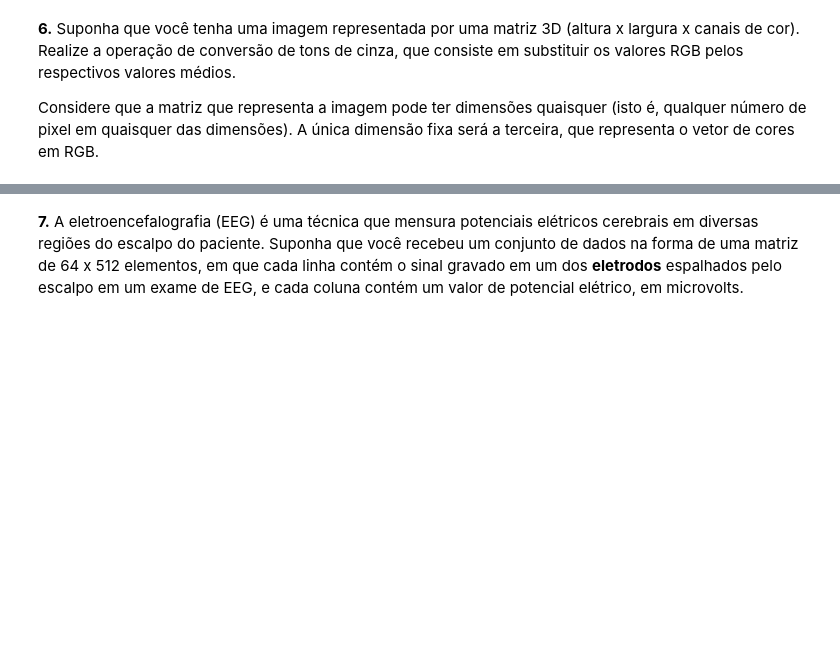
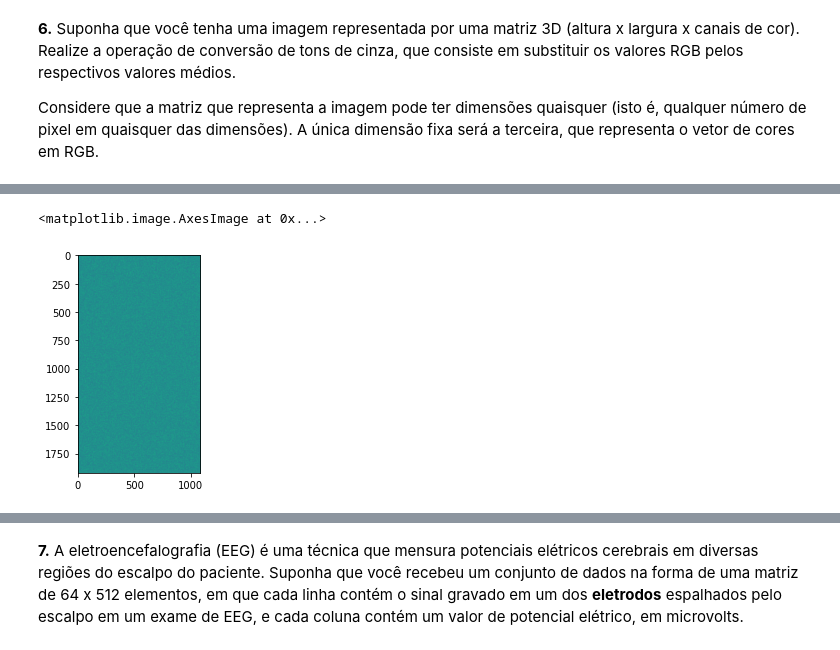
Before and after one commit to iago-mansur/vemsertech_tecnicas_de_programacao_i-_py, a Jupyter notebook: [Aulas 02 e 03] Numpy (Parte II).ipynb, the cells around one changed output, grey strips where cells are left out. Saved outputs shown, nothing was run; the diff lists cells and outputs as text; code cells hidden in the pictures; blank space fills up the shorter version.

```diff
--- a/[Aulas 02 e 03] Numpy (Parte II).ipynb
+++ b/[Aulas 02 e 03] Numpy (Parte II).ipynb
@@ -600,0 +777,3 @@ Considere que a matriz que representa a imagem pode ter dimensões quaisquer (is
+# %%
+def converte_tons_de_cinza(matriz_da_imagem):
+    return matriz_da_imagem.mean(axis=2)
@@ -600,0 +810,6 @@ Considere que a matriz que representa a imagem pode ter dimensões quaisquer (is
+# %%
+array = np.random.randint(0, 257, (X, Y, 3))
+plt.imshow(converte_tons_de_cinza(array))
+# %% [output]
+<matplotlib.image.AxesImage at 0x...>
+[figure, added]
```
Also changed, not shown: parts of 44 cells of this notebook, 5 other files.
